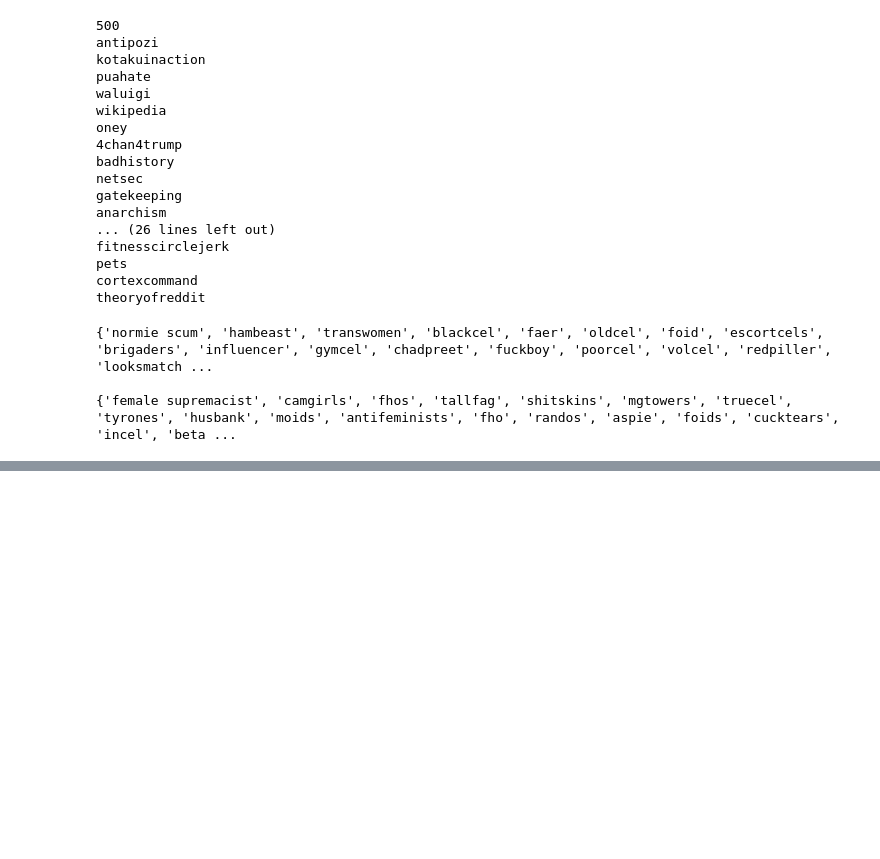
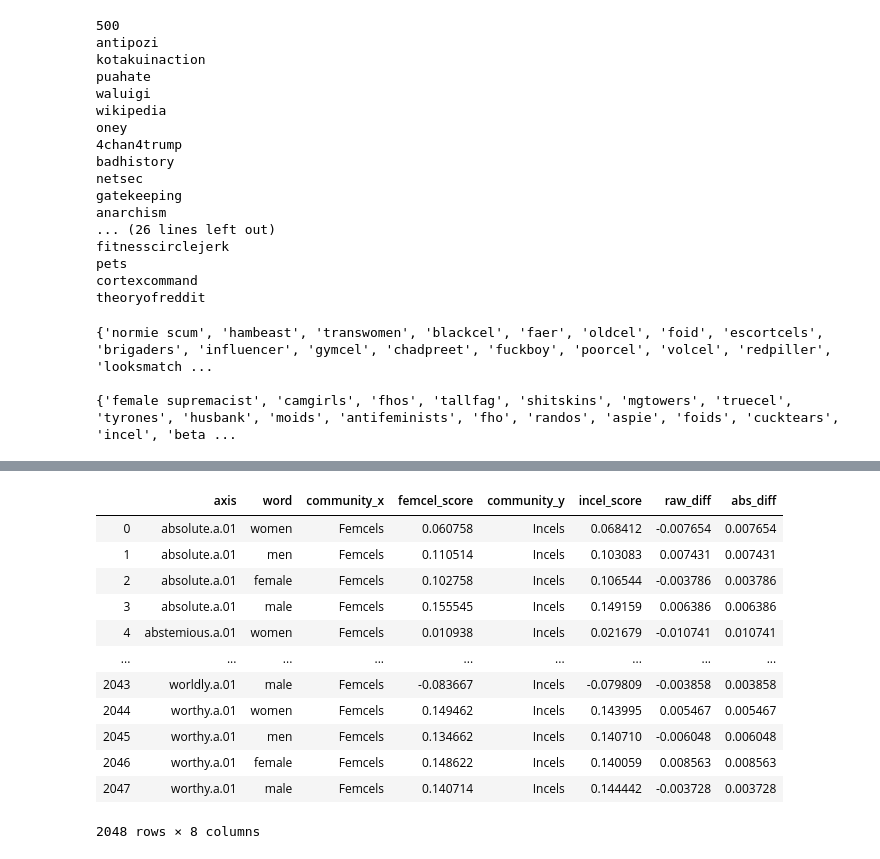
Before and after one commit to lucy3/context_semantic_axes, a Jupyter notebook: code/word_spread_viz.ipynb, the cells around one changed output, grey strips where cells are left out. Saved outputs shown, nothing was run; the diff lists cells and outputs as text; code cells hidden in the pictures; blank space fills up the shorter version.

```diff
--- a/code/word_spread_viz.ipynb
+++ b/code/word_spread_viz.ipynb
@@ -195,0 +242,3 @@ print(outside_source_words)
+# %%
+femcel_fds_df = pd.read_csv(LOGS + 'semantics_mano/femcel_fds_exp.csv', index_col=0)
+femcel_fds_df
@@ -195,0 +259,24 @@ print(outside_source_words)
+# %%
+femcel_df = femcel_fds_df[femcel_fds_df['community'] == 'Femcels'].rename(columns={"score": "femcel_score"})
+incel_df = femcel_fds_df[femcel_fds_df['community'] == 'Incels'].rename(columns={"score": "incel_score"})
+fds_df = femcel_fds_df[femcel_fds_df['community'] == 'FDS'].rename(columns={"score": "fds_score"})
+trp_df = femcel_fds_df[femcel_fds_df['community'] == 'TRP'].rename(columns={"score": "trp_score"})
+# %%
+incel_femcel_df = pd.merge(femcel_df, incel_df,  how='outer', on=['axis', 'word'])
+incel_femcel_df['raw_diff'] = incel_femcel_df['femcel_score'] - incel_femcel_df['incel_score']
+incel_femcel_df['abs_diff'] = abs(incel_femcel_df['raw_diff'])
+incel_femcel_df
+# %% [output]
+|  | axis | word | community_x | femcel_score | community_y | incel_score | raw_diff | abs_diff |
+| 0 | absolute.a.01 | women | Femcels | 0.060758 | Incels | 0.068412 | -0.007654 | 0.007654 |
+| 1 | absolute.a.01 | men | Femcels | 0.110514 | Incels | 0.103083 | 0.007431 | 0.007431 |
+| 2 | absolute.a.01 | female | Femcels | 0.102758 | Incels | 0.106544 | -0.003786 | 0.003786 |
+| 3 | absolute.a.01 | male | Femcels | 0.155545 | Incels | 0.149159 | 0.006386 | 0.006386 |
+| 4 | abstemious.a.01 | women | Femcels | 0.010938 | Incels | 0.021679 | -0.010741 | 0.010741 |
+| ... | ... | ... | ... | ... | ... | ... | ... | ... |
+| 2043 | worldly.a.01 | male | Femcels | -0.083667 | Incels | -0.079809 | -0.003858 | 0.003858 |
+| 2044 | worthy.a.01 | women | Femcels | 0.149462 | Incels | 0.143995 | 0.005467 | 0.005467 |
+| 2045 | worthy.a.01 | men | Femcels | 0.134662 | Incels | 0.140710 | -0.006048 | 0.006048 |
+| 2046 | worthy.a.01 | female | Femcels | 0.148622 | Incels | 0.140059 | 0.008563 | 0.008563 |
+| 2047 | worthy.a.01 | male | Femcels | 0.140714 | Incels | 0.144442 | -0.003728 | 0.003728 |
+2048 rows × 8 columns
```
Also changed, not shown: parts of 11 cells of this notebook, 4 other files.
